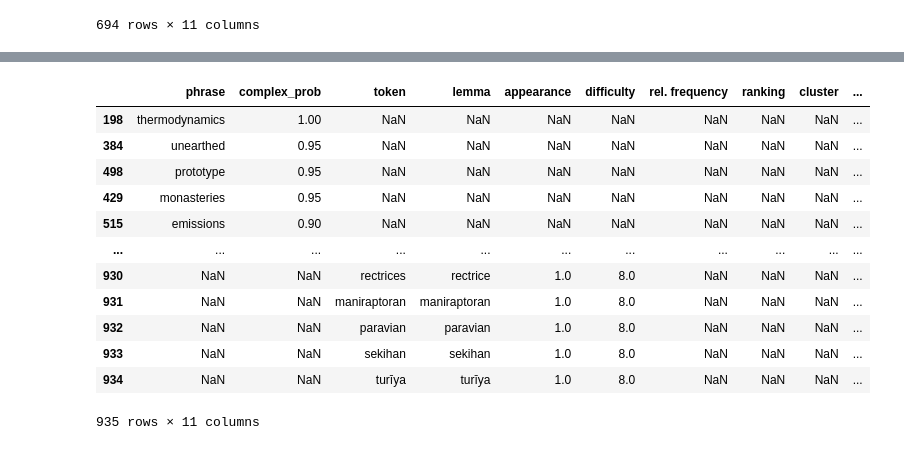
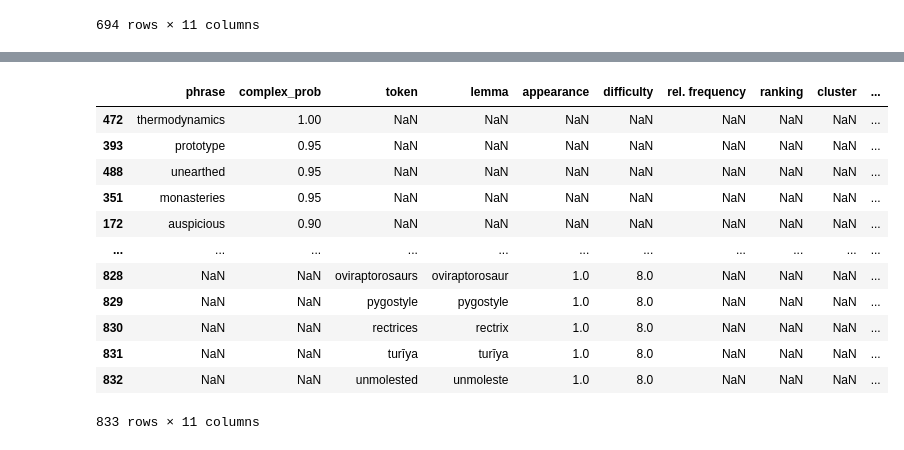
Before and after one commit to OshFrosch/Vocabulary-Predictor, a Jupyter notebook: src/notebooks/create_evaluation_reference.ipynb, the cells around one changed output, grey strips where cells are left out. Saved outputs shown, nothing was run; the diff lists cells and outputs as text; code cells hidden in the pictures.

```diff
--- a/src/notebooks/create_evaluation_reference.ipynb
+++ b/src/notebooks/create_evaluation_reference.ipynb
@@ -33,6 +33,10 @@ def get_words(data):
     data["complex_prob_str"] = data.apply(lambda row: format(row['complex_prob'], ".2f"), axis=1 )
     data['num_words'] = data.apply(lambda row: count_words(row), axis=1)
     words = data[data['num_words']==1]
+    words['phrase'].str.lower()
+    words['phrase'].str.strip()
+    words = words.groupby('phrase')['complex_prob'].apply(max).reset_index()
     return words
 
 words = get_words(data)
+words[['phrase', 'complex_prob']].sort_values(['complex_prob'], ascending=False)
@@ -105,10 +137,11 @@ for name, dataset in zip(dataset_names, datasets):
 # %%
 def evaluate_ranking(reference_df, df_under_test):
+    df_under_test['token'].str.lower()
 
     res = reference_df.merge(df_under_test, "outer", left_on="phrase", right_on="token")
 
     res["ranking_error"] = (
-        abs(res["complex_prob"] + res["ranking"]) * res["complex_prob"]
+        abs(res["complex_prob"] - res["ranking"]) * res["complex_prob"]
     )
 
     return res
@@ -141,18 +148,17 @@ df
 # %%
 df_res = evaluate_ranking(wordsets[0], df)
-df_res
 df_res.sort_values(by='complex_prob', axis=0, ascending=False, na_position="last")
 # %% [output]
 |  | phrase | complex_prob | token | lemma | appearance | difficulty | rel. frequency | ranking | cluster | ... |
-| 198 | thermodynamics | 1.00 | NaN | NaN | NaN | NaN | NaN | NaN | NaN | ... |
-| 384 | unearthed | 0.95 | NaN | NaN | NaN | NaN | NaN | NaN | NaN | ... |
-| 498 | prototype | 0.95 | NaN | NaN | NaN | NaN | NaN | NaN | NaN | ... |
-| 429 | monasteries | 0.95 | NaN | NaN | NaN | NaN | NaN | NaN | NaN | ... |
-| 515 | emissions | 0.90 | NaN | NaN | NaN | NaN | NaN | NaN | NaN | ... |
+| 472 | thermodynamics | 1.00 | NaN | NaN | NaN | NaN | NaN | NaN | NaN | ... |
+| 393 | prototype | 0.95 | NaN | NaN | NaN | NaN | NaN | NaN | NaN | ... |
+| 488 | unearthed | 0.95 | NaN | NaN | NaN | NaN | NaN | NaN | NaN | ... |
+| 351 | monasteries | 0.95 | NaN | NaN | NaN | NaN | NaN | NaN | NaN | ... |
+| 172 | auspicious | 0.90 | NaN | NaN | NaN | NaN | NaN | NaN | NaN | ... |
 | ... | ... | ... | ... | ... | ... | ... | ... | ... | ... | ... |
-| 930 | NaN | NaN | rectrices | rectrice | 1.0 | 8.0 | NaN | NaN | NaN | ... |
-| 931 | NaN | NaN | maniraptoran | maniraptoran | 1.0 | 8.0 | NaN | NaN | NaN | ... |
-| 932 | NaN | NaN | paravian | paravian | 1.0 | 8.0 | NaN | NaN | NaN | ... |
-| 933 | NaN | NaN | sekihan | sekihan | 1.0 | 8.0 | NaN | NaN | NaN | ... |
-| 934 | NaN | NaN | turīya | turīya | 1.0 | 8.0 | NaN | NaN | NaN | ... |
+| 828 | NaN | NaN | oviraptorosaurs | oviraptorosaur | 1.0 | 8.0 | NaN | NaN | NaN | ... |
+| 829 | NaN | NaN | pygostyle | pygostyle | 1.0 | 8.0 | NaN | NaN | NaN | ... |
+| 830 | NaN | NaN | rectrices | rectrix | 1.0 | 8.0 | NaN | NaN | NaN | ... |
+| 831 | NaN | NaN | turīya | turīya | 1.0 | 8.0 | NaN | NaN | NaN | ... |
+| 832 | NaN | NaN | unmolested | unmoleste | 1.0 | 8.0 | NaN | NaN | NaN | ... |
-935 rows × 11 columns
+833 rows × 11 columns
```
Also changed, not shown: parts of 8 cells of this notebook, 7 other files.
